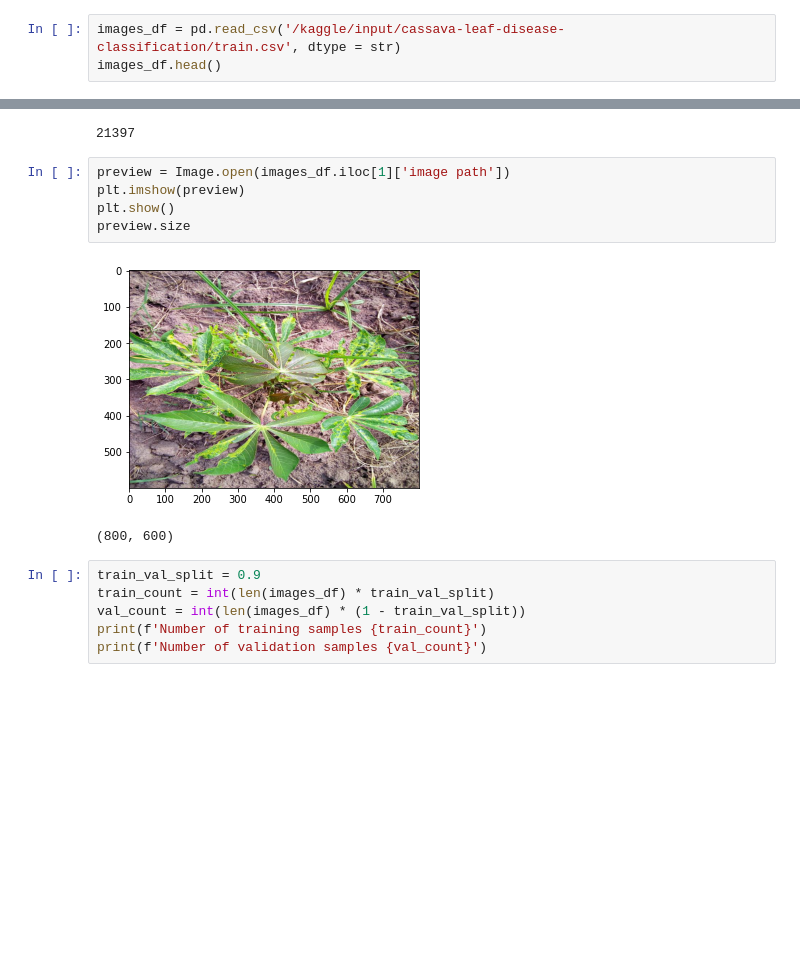
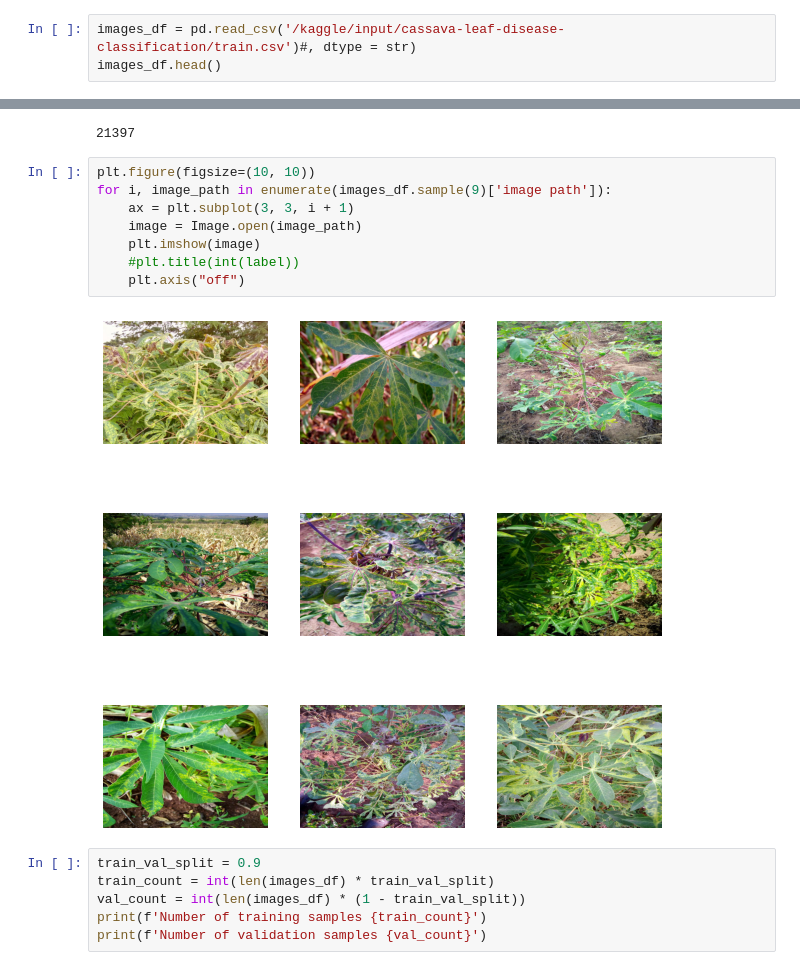
Before and after one commit to fudw/cassava-diseases-classification, a Jupyter notebook: cassava-diseases-classification-tf.ipynb, the cells around one changed output, grey strips where cells are left out. Cells and saved outputs as stored; diff of their text form; blank space fills up the shorter version.

```diff
--- a/cassava-diseases-classification-tf.ipynb
+++ b/cassava-diseases-classification-tf.ipynb
@@ -34,5 +34,5 @@ os.listdir('/kaggle/input/')
 # %%
-images_df = pd.read_csv('/kaggle/input/cassava-leaf-disease-classification/train.csv', dtype = str)
+images_df = pd.read_csv('/kaggle/input/cassava-leaf-disease-classification/train.csv')#, dtype = str)
 images_df.head()
 # %% [output]
 |  | image_id | label |
@@ -66,14 +66,16 @@ images_df.head()
 print(len(images_df))
 # %% [output]
 21397
-# %%
-preview = Image.open(images_df.iloc[1]['image path'])
-plt.imshow(preview)
-plt.show()
-preview.size
-# %% [output]
-[figure, removed]
-(800, 600)
+# %%
+plt.figure(figsize=(10, 10))
+for i, image_path in enumerate(images_df.sample(9)['image path']):
+    ax = plt.subplot(3, 3, i + 1)
+    image = Image.open(image_path)
+    plt.imshow(image)
+    #plt.title(int(label))
+    plt.axis("off")
+# %% [output]
+[figure, added]
 # %%
 train_val_split = 0.9
 train_count = int(len(images_df) * train_val_split)
```
Also changed, not shown: parts of 27 cells of this notebook.
